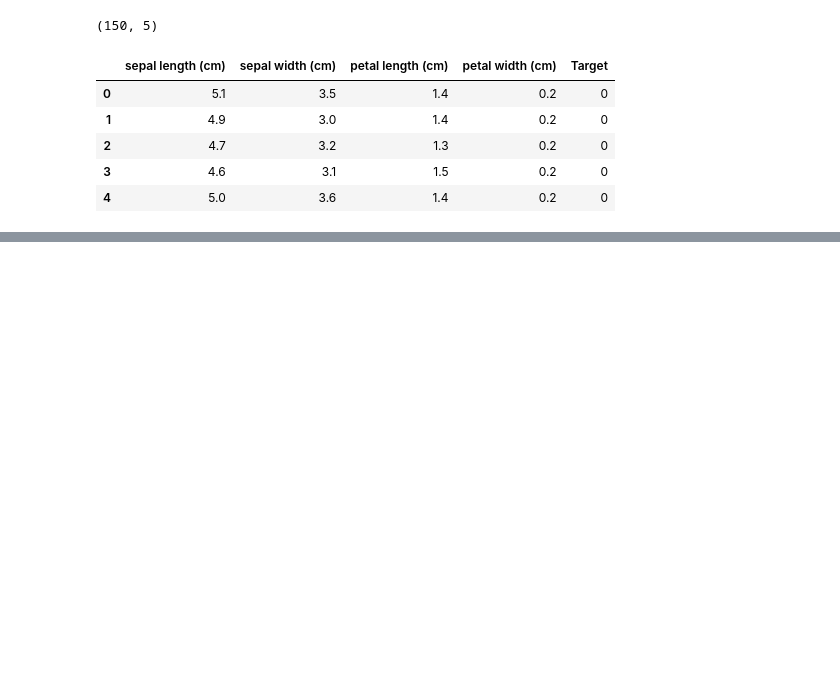
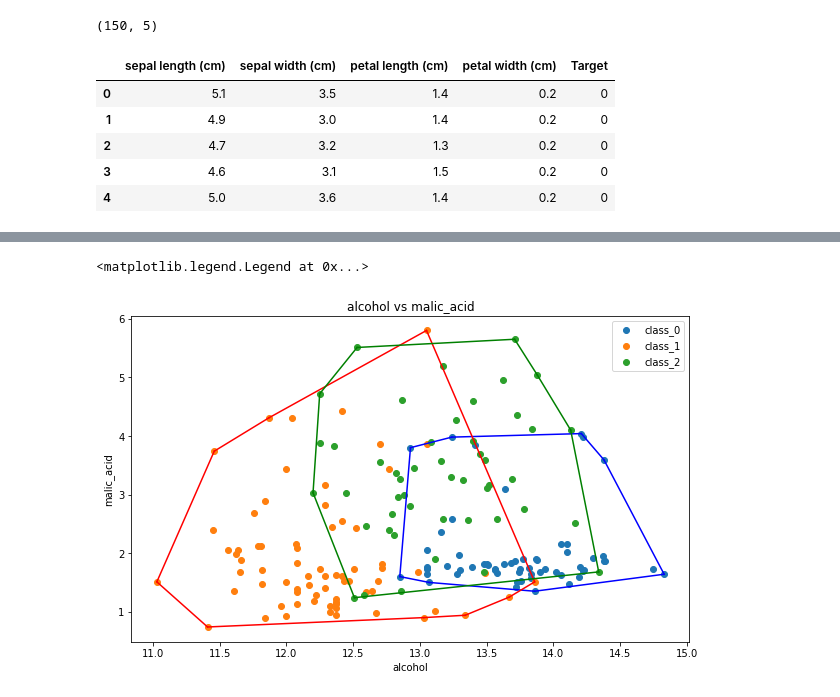
Before and after one commit to hanafathiyah/Tugas-Kecil-Stima-2, a Jupyter notebook: src/main2.ipynb, the cells around one changed output, grey strips where cells are left out. Drawn from its saved outputs; the diff is of its cells as text; code cells hidden in the pictures; blank space fills up the shorter version.

```diff
--- a/src/main2.ipynb
+++ b/src/main2.ipynb
@@ -45,0 +67,7 @@ plt.legend()
+# %%
+data2 = datasets.load_wine()
+#create a DataFrame
+df2 = pd.DataFrame(data2.data, columns=data2.feature_names)
+df2['Target'] = pd.DataFrame(data2.target)
+print(df2.shape)
+df2.head()
@@ -45,0 +82,21 @@ plt.legend()
+# %%
+plt.figure(figsize = (10, 6))
+colors = ['b','r','g']
+plt.title('alcohol vs malic_acid')
+plt.xlabel(data2.feature_names[0])
+plt.ylabel(data2.feature_names[1])
+for i in range(len(data2.target_names)):
+    bucket = df2[df2['Target'] == i]
+    bucket = bucket.iloc[:,[0,1]].values
+    result = myConvexHull(bucket)
+    #print(result[0])
+    #print(result[1])
+    #print(result[2])
+    #print(titik_menjadi_indeks(result_npy[0][0], result_npy[0][1], bucket))
+    plt.scatter(bucket[:, 0], bucket[:, 1], label=data2.target_names[i])
+    for simplex in result:
+        plt.plot(bucket[simplex, 0], bucket[simplex, 1], colors[i])
+plt.legend()
+# %% [output]
+<matplotlib.legend.Legend at 0x...>
+[figure, added]
```
Also changed, not shown: parts of 3 cells of this notebook, 2 other files.
